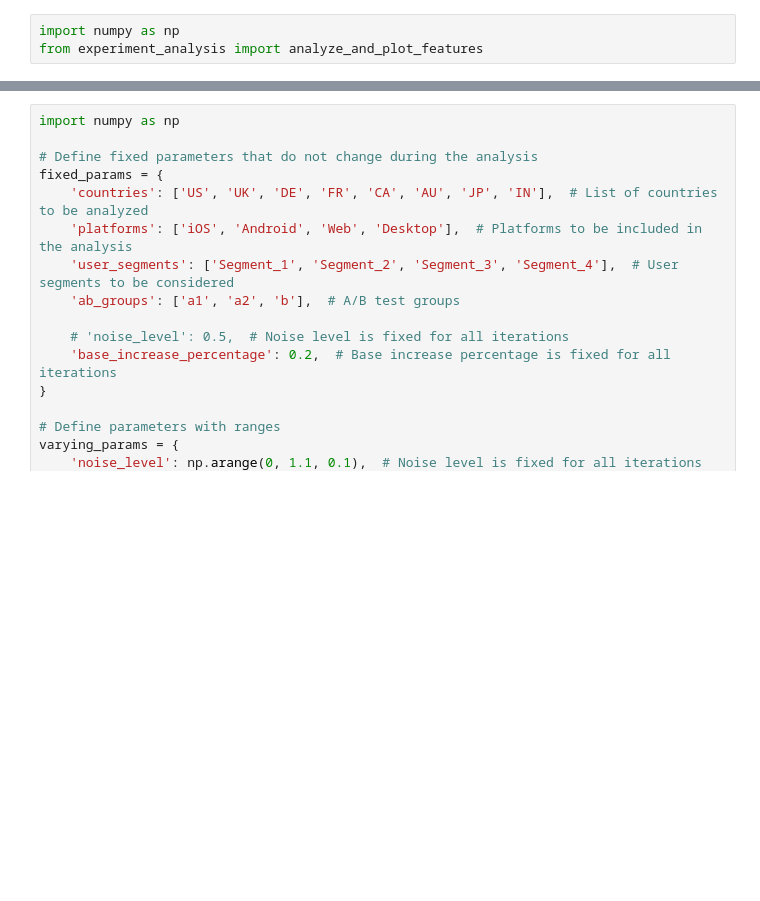
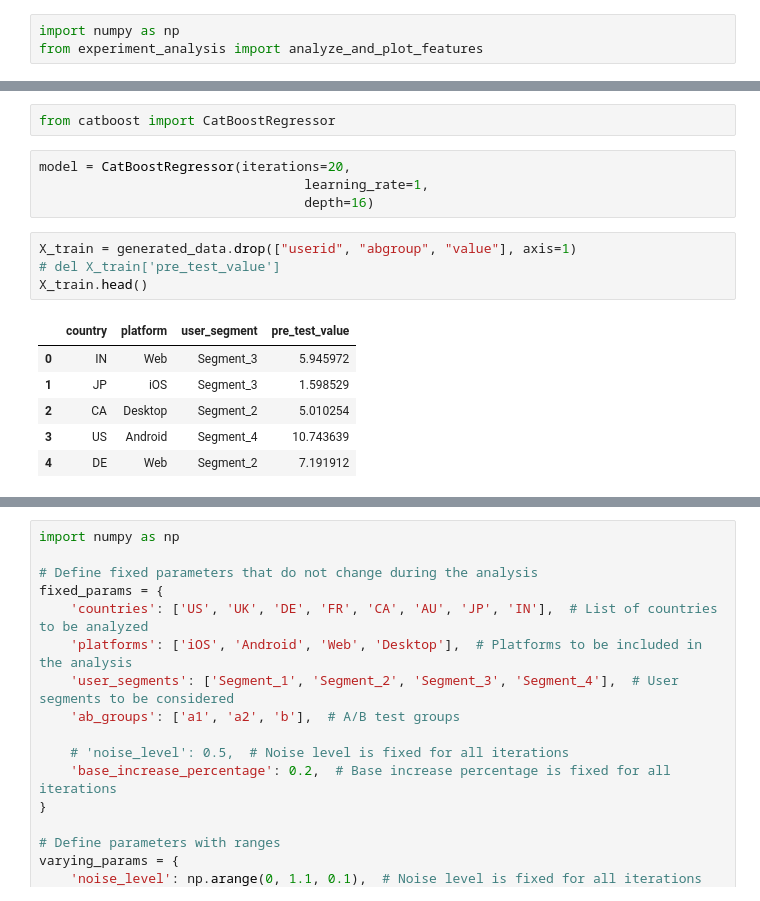
Before and after one commit to dmitry-brazhenko/ab-test-advanced-toolkit, a Jupyter notebook: examples/research.ipynb, the cells around one changed output, grey strips where cells are left out. Drawn from its saved outputs; the diff is of its cells as text; blank space fills up the shorter version.

```diff
--- a/examples/research.ipynb
+++ b/examples/research.ipynb
@@ -6,0 +60,17 @@ from experiment_analysis import analyze_and_plot_features
+# %%
+from catboost import CatBoostRegressor
+# %%
+model = CatBoostRegressor(iterations=20,
+                                  learning_rate=1,
+                                  depth=16)
+# %%
+X_train = generated_data.drop(["userid", "abgroup", "value"], axis=1)
+# del X_train['pre_test_value']
+X_train.head()
+# %% [output]
+|  | country | platform | user_segment | pre_test_value |
+| 0 | IN | Web | Segment_3 | 5.945972 |
+| 1 | JP | iOS | Segment_3 | 1.598529 |
+| 2 | CA | Desktop | Segment_2 | 5.010254 |
+| 3 | US | Android | Segment_4 | 10.743639 |
+| 4 | DE | Web | Segment_2 | 7.191912 |
```
Also changed, not shown: parts of 13 cells of this notebook, 2 other files.
